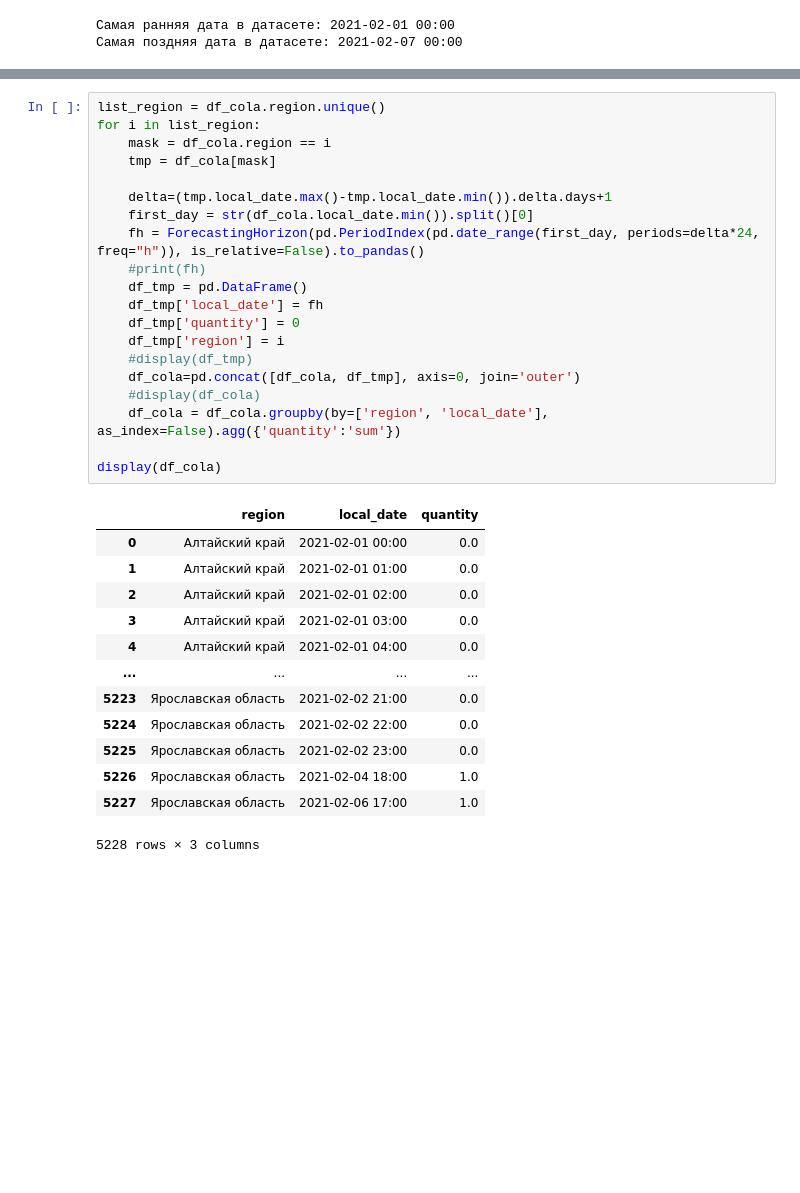
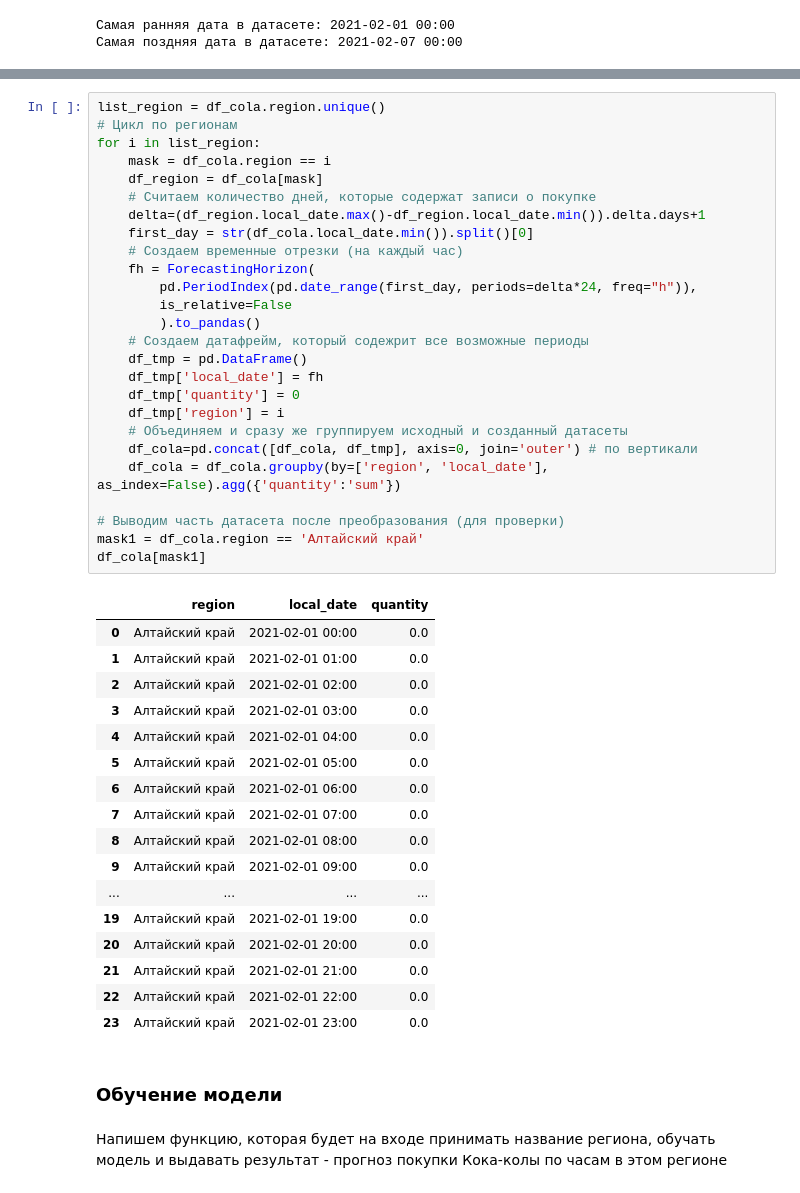
Before and after one commit to NadezdaNN/Test_Algoritmic, a Jupyter notebook: test.ipynb, the cells around one changed output, grey strips where cells are left out. Drawn from its saved outputs; the diff is of its cells as text; blank space fills up the shorter version.

```diff
--- a/test.ipynb
+++ b/test.ipynb
@@ -164,34 +174,48 @@ df_cola.head()
 # %%
 list_region = df_cola.region.unique()
+# Цикл по регионам
 for i in list_region:
     mask = df_cola.region == i
-    tmp = df_cola[mask]
-
-    delta=(tmp.local_date.max()-tmp.local_date.min()).delta.days+1
+    df_region = df_cola[mask]
+    # Считаем количество дней, которые содержат записи о покупке
+    delta=(df_region.local_date.max()-df_region.local_date.min()).delta.days+1
     first_day = str(df_cola.local_date.min()).split()[0]
-    fh = ForecastingHorizon(pd.PeriodIndex(pd.date_range(first_day, periods=delta*24, freq="h")), is_relative=False).to_pandas()
-    #print(fh)
+    # Создаем временные отрезки (на каждый час)
+    fh = ForecastingHorizon(
+        pd.PeriodIndex(pd.date_range(first_day, periods=delta*24, freq="h")),
+        is_relative=False
+        ).to_pandas()
+    # Создаем датафрейм, который содежрит все возможные периоды
     df_tmp = pd.DataFrame()
     df_tmp['local_date'] = fh
     df_tmp['quantity'] = 0
     df_tmp['region'] = i
-    #display(df_tmp)
-    df_cola=pd.concat([df_cola, df_tmp], axis=0, join='outer')
-    #display(df_cola)
+    # Объединяем и сразу же группируем исходный и созданный датасеты
+    df_cola=pd.concat([df_cola, df_tmp], axis=0, join='outer') # по вертикали
     df_cola = df_cola.groupby(by=['region', 'local_date'], as_index=False).agg({'quantity':'sum'})
 
-display(df_cola)
+# Выводим часть датасета после преобразования (для проверки)
+mask1 = df_cola.region == 'Алтайский край'
+df_cola[mask1]
 # %% [output]
 |  | region | local_date | quantity |
 | 0 | Алтайский край | 2021-02-01 00:00 | 0.0 |
 | 1 | Алтайский край | 2021-02-01 01:00 | 0.0 |
 | 2 | Алтайский край | 2021-02-01 02:00 | 0.0 |
 | 3 | Алтайский край | 2021-02-01 03:00 | 0.0 |
 | 4 | Алтайский край | 2021-02-01 04:00 | 0.0 |
+| 5 | Алтайский край | 2021-02-01 05:00 | 0.0 |
+| 6 | Алтайский край | 2021-02-01 06:00 | 0.0 |
+| 7 | Алтайский край | 2021-02-01 07:00 | 0.0 |
+| 8 | Алтайский край | 2021-02-01 08:00 | 0.0 |
+| 9 | Алтайский край | 2021-02-01 09:00 | 0.0 |
 | ... | ... | ... | ... |
-| 5223 | Ярославская область | 2021-02-02 21:00 | 0.0 |
-| 5224 | Ярославская область | 2021-02-02 22:00 | 0.0 |
-| 5225 | Ярославская область | 2021-02-02 23:00 | 0.0 |
-| 5226 | Ярославская область | 2021-02-04 18:00 | 1.0 |
-| 5227 | Ярославская область | 2021-02-06 17:00 | 1.0 |
+| 19 | Алтайский край | 2021-02-01 19:00 | 0.0 |
+| 20 | Алтайский край | 2021-02-01 20:00 | 0.0 |
+| 21 | Алтайский край | 2021-02-01 21:00 | 0.0 |
+| 22 | Алтайский край | 2021-02-01 22:00 | 0.0 |
+| 23 | Алтайский край | 2021-02-01 23:00 | 0.0 |
-5228 rows × 3 columns
+# %% [markdown]
+### Обучение модели
+# %% [markdown]
+Напишем функцию, которая будет на входе принимать название региона, обучать модель и выдавать результат - прогноз покупки Кока-колы по часам в этом регионе
```
Also changed, not shown: parts of 33 cells of this notebook.
